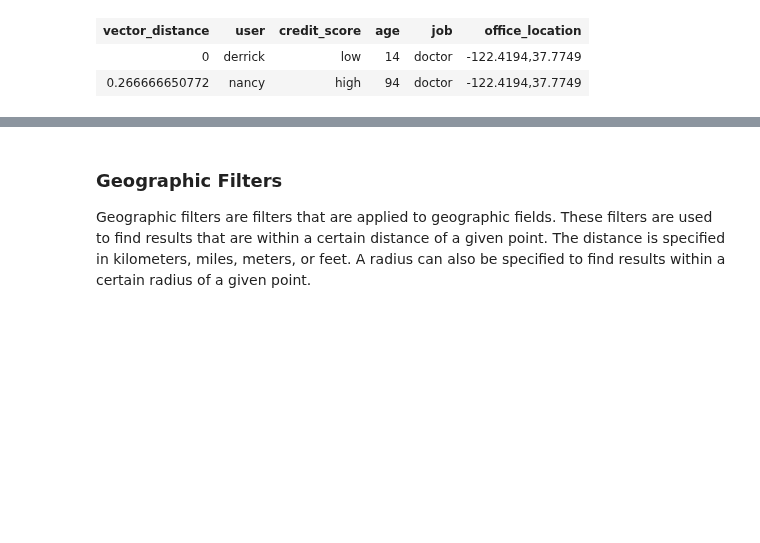
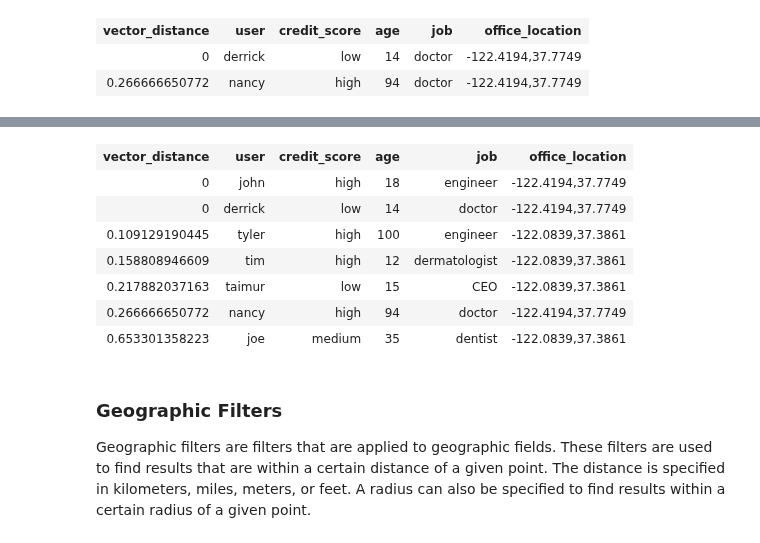
Before and after one commit to redis/redis-vl-python, a Jupyter notebook: docs/user_guide/hybrid_queries_02.ipynb, the cells around one changed output, grey strips where cells are left out. Saved outputs shown, nothing was run; the diff lists cells and outputs as text; code cells hidden in the pictures; blank space fills up the shorter version.

```diff
--- a/docs/user_guide/hybrid_queries_02.ipynb
+++ b/docs/user_guide/hybrid_queries_02.ipynb
@@ -179,12 +218,18 @@ result_print(index.query(v))
 | 0.217882037163 | taimur | low | 15 | CEO | -122.0839,37.3861 |
 | 0.653301358223 | joe | medium | 35 | dentist | -122.0839,37.3861 |
 # %%
-# fuzzy match filter
-fuzzy_text_filter = Text("job") % "doct*"
+# wildcard match filter
+wildcard_filter = Text("job") % "doct*"
 
-v.set_filter(fuzzy_text_filter)
+v.set_filter(wildcard_filter)
 result_print(index.query(v))
 # %% [output]
 | vector_distance | user | credit_score | age | job | office_location |
 | 0 | derrick | low | 14 | doctor | -122.4194,37.7749 |
 | 0.266666650772 | nancy | high | 94 | doctor | -122.4194,37.7749 |
+# %%
+# fuzzy match filter
+fuzzy_match = Text("job") % "%%engine%%"
+
+v.set_filter(fuzzy_match)
+result_print(index.query(v))
@@ -190,0 +240,6 @@ result_print(index.query(v))
+# %%
+# conditional -- match documents with job field containing engineer OR doctor
+conditional = Text("job") % "engineer|doctor"
+
+v.set_filter(conditional)
+result_print(index.query(v))
@@ -191,3 +252,18 @@ result_print(index.query(v))
+# %%
+# gracefully fallback to "*" filter if empty case
+empty_case = Text("job") % ""
+
+v.set_filter(empty_case)
+result_print(index.query(v))
+# %% [output]
+| vector_distance | user | credit_score | age | job | office_location |
+| 0 | john | high | 18 | engineer | -122.4194,37.7749 |
+| 0 | derrick | low | 14 | doctor | -122.4194,37.7749 |
+| 0.109129190445 | tyler | high | 100 | engineer | -122.0839,37.3861 |
+| 0.158808946609 | tim | high | 12 | dermatologist | -122.0839,37.3861 |
+| 0.217882037163 | taimur | low | 15 | CEO | -122.0839,37.3861 |
+| 0.266666650772 | nancy | high | 94 | doctor | -122.4194,37.7749 |
+| 0.653301358223 | joe | medium | 35 | dentist | -122.0839,37.3861 |
 # %% [markdown]
 ### Geographic Filters
 
```
Also changed, not shown: parts of 21 cells of this notebook, 1 other file.
